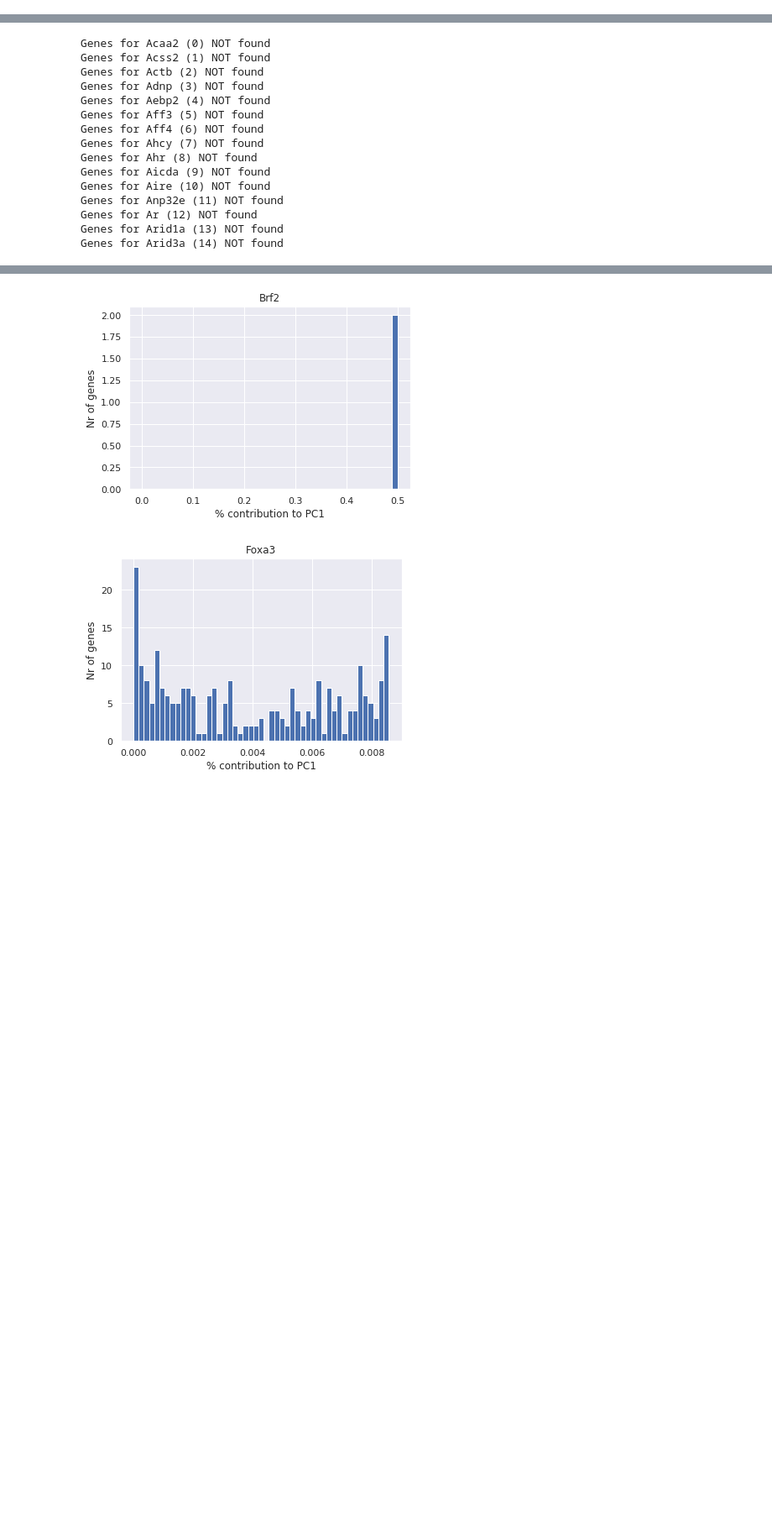
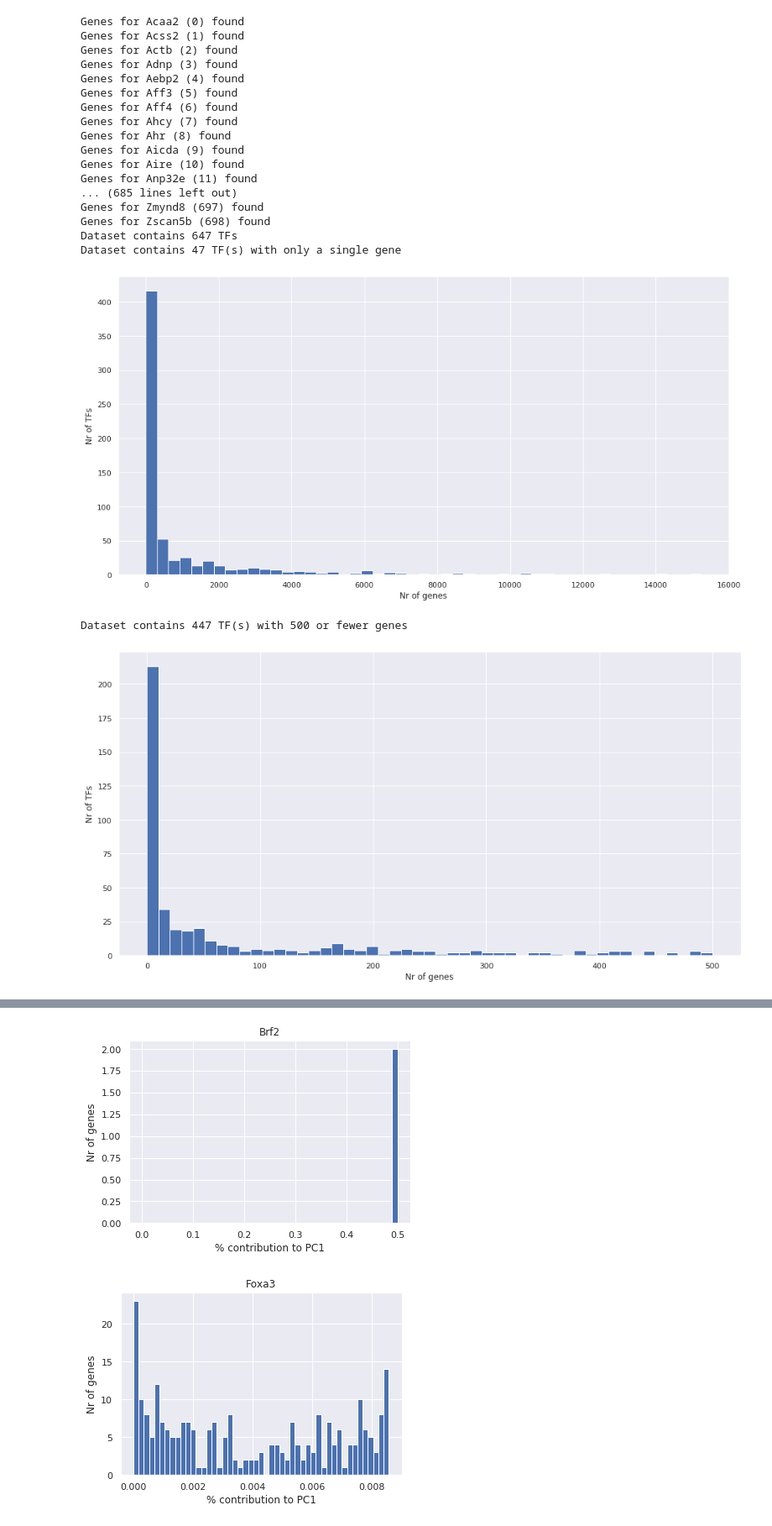
Before and after one commit to statisticalbiotechnology/translong, a Jupyter notebook: src/TF_PCA_Full.ipynb, the cells around one changed output, grey strips where cells are left out. Shown at 84% size. Drawn from its saved outputs; the diff is of its cells as text; code cells hidden in the pictures; blank space fills up the shorter version.

```diff
--- a/src/TF_PCA_Full.ipynb
+++ b/src/TF_PCA_Full.ipynb
@@ -414,0 +510,23 @@ def dropempty(df, col, key):
+# %%
+datacheck(10,1100)
+# %% [output]
+Genes for Acaa2 (0) found
+Genes for Acss2 (1) found
+Genes for Actb (2) found
+Genes for Adnp (3) found
+Genes for Aebp2 (4) found
+Genes for Aff3 (5) found
+Genes for Aff4 (6) found
+Genes for Ahcy (7) found
+Genes for Ahr (8) found
+Genes for Aicda (9) found
+Genes for Aire (10) found
+Genes for Anp32e (11) found
+... (685 lines left out)
+Genes for Zmynd8 (697) found
+Genes for Zscan5b (698) found
+Dataset contains 647 TFs
+Dataset contains 47 TF(s) with only a single gene
+[figure, added]
+Dataset contains 447 TF(s) with 500 or fewer genes
+[figure, added]
@@ -436,31 +556,6 @@ except:
 
 #Read in dataset with sample sepcifications
 dataset2 = pd.read_csv('../data/E-MTAB-2328.sdrf.tsv', sep='\t') #Read csv with specifications of assays
-# %%
-chip = pd.read_csv('../data/Transfactors/chip_atlas_analysis_list_CORRECTED.csv').loc[1255:1355,['Antigen','Target Genes (TSS }1k)','Target Genes (TSS }5k)', 'Target Genes (TSS }10k)']]
-chip = chip.set_index('Antigen')
-
-TF_gene_sets = TFs_targets_strict('1', chip)
-dropempty(TF_gene_sets, 'Genes', [])
-
-
-genesethist(TF_gene_sets)
-# %% [output]
-Genes for Acaa2 (0) NOT found
-Genes for Acss2 (1) NOT found
-Genes for Actb (2) NOT found
-Genes for Adnp (3) NOT found
-Genes for Aebp2 (4) NOT found
-Genes for Aff3 (5) NOT found
-Genes for Aff4 (6) NOT found
-Genes for Ahcy (7) NOT found
-Genes for Ahr (8) NOT found
-Genes for Aicda (9) NOT found
-Genes for Aire (10) NOT found
-Genes for Anp32e (11) NOT found
-Genes for Ar (12) NOT found
-Genes for Arid1a (13) NOT found
-Genes for Arid3a (14) NOT found
 # %%
 #Set index for expression data and log2 transform it
 expdata = indexing(dataset,dataset2)
```
Also changed, not shown: parts of 5 cells of this notebook, 1 other file.
